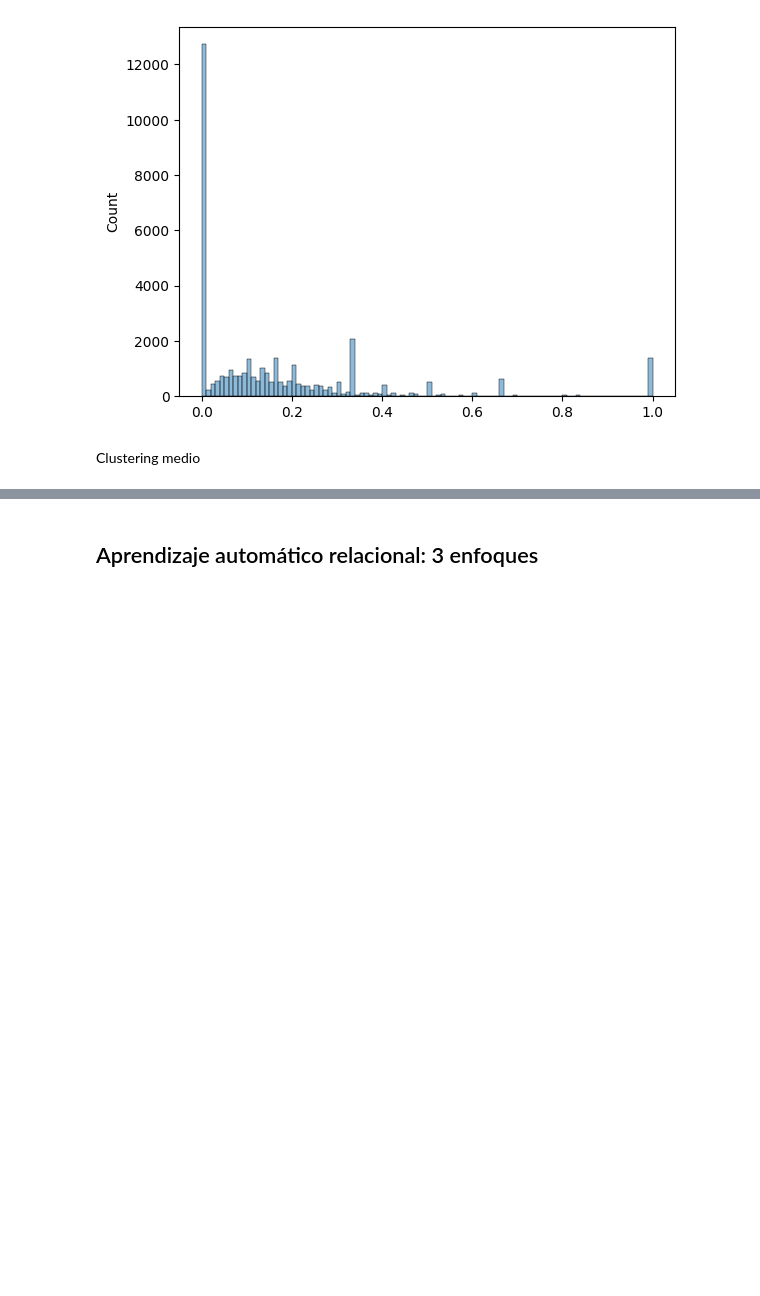
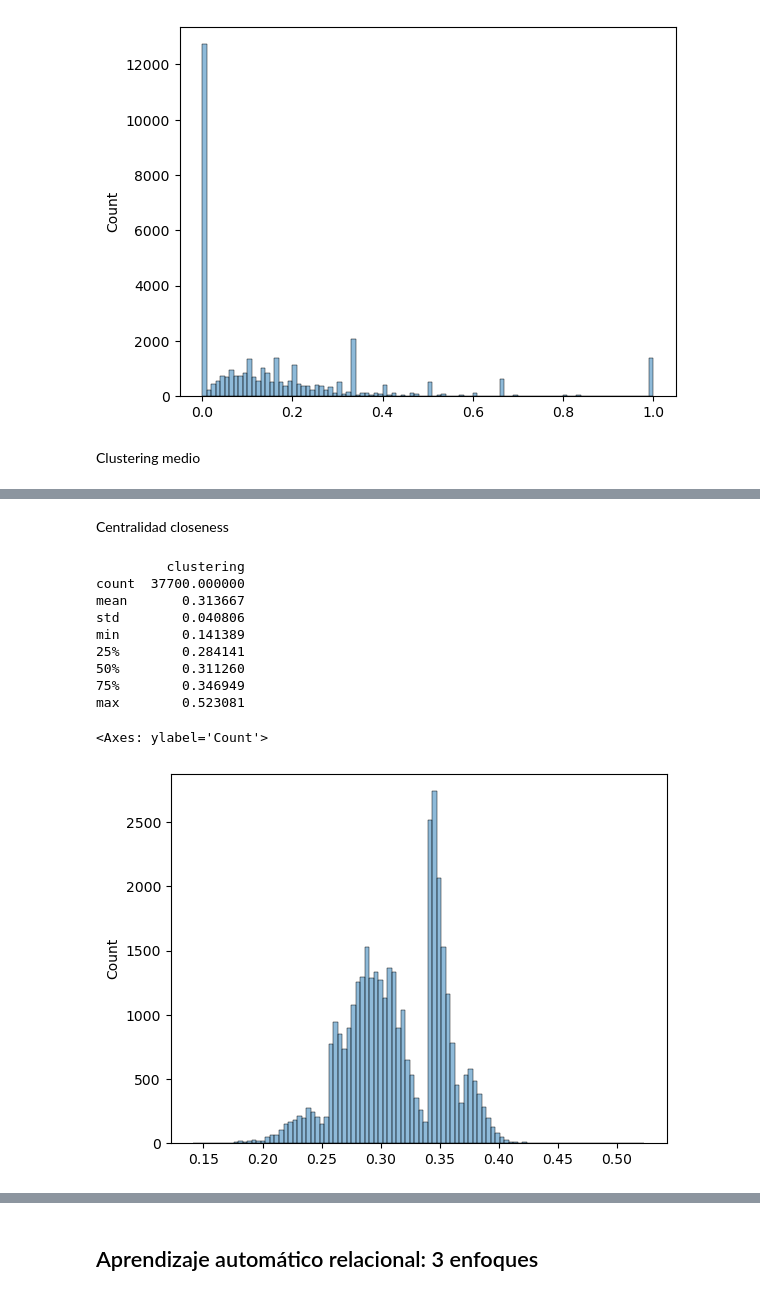
Before and after one commit to jbaezarh/Relational-ML, a Jupyter notebook: src/relationalML.ipynb, the cells around one changed output, grey strips where cells are left out. Cells and saved outputs as stored; diff of their text form; code cells hidden in the pictures; blank space fills up the shorter version.

```diff
--- a/src/relationalML.ipynb
+++ b/src/relationalML.ipynb
@@ -100,0 +119,18 @@ nx.average_shortest_path_length(G)
+# %% [markdown]
+Centralidad closeness
+# %%
+closeness = nx.closeness_centrality(G) # Reciproco de la distancia media de un nodo a todos los demás
+print(pd.DataFrame.from_dict(closeness,orient="index",columns=["clustering"]).describe())
+sns.histplot(closeness.values(),bins=100,legend=False)
+# %% [output]
+         clustering
+count  37700.000000
+mean       0.313667
+std        0.040806
+min        0.141389
+25%        0.284141
+50%        0.311260
+75%        0.346949
+max        0.523081
+<Axes: ylabel='Count'>
+[figure, added]
```
Also changed, not shown: parts of 12 cells of this notebook, 3 other files.
